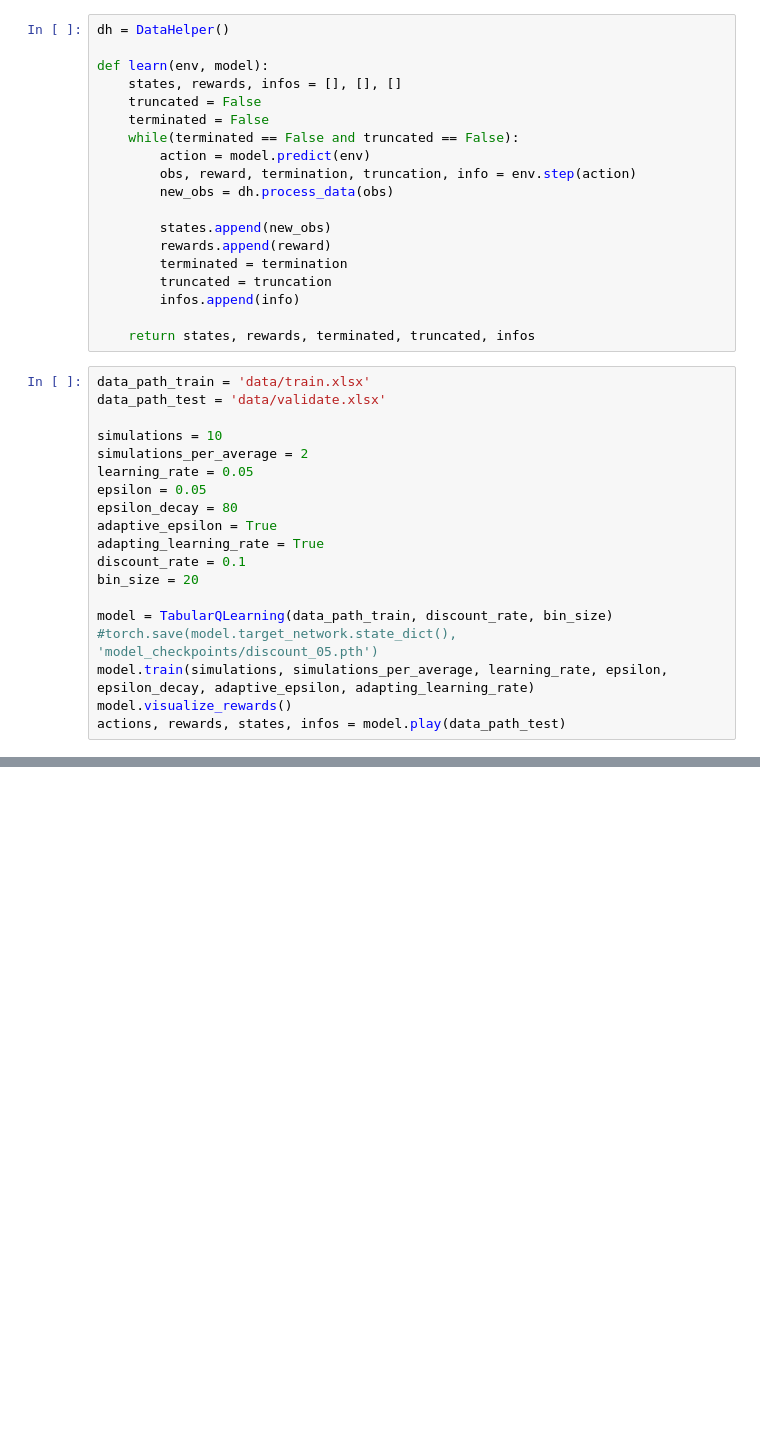
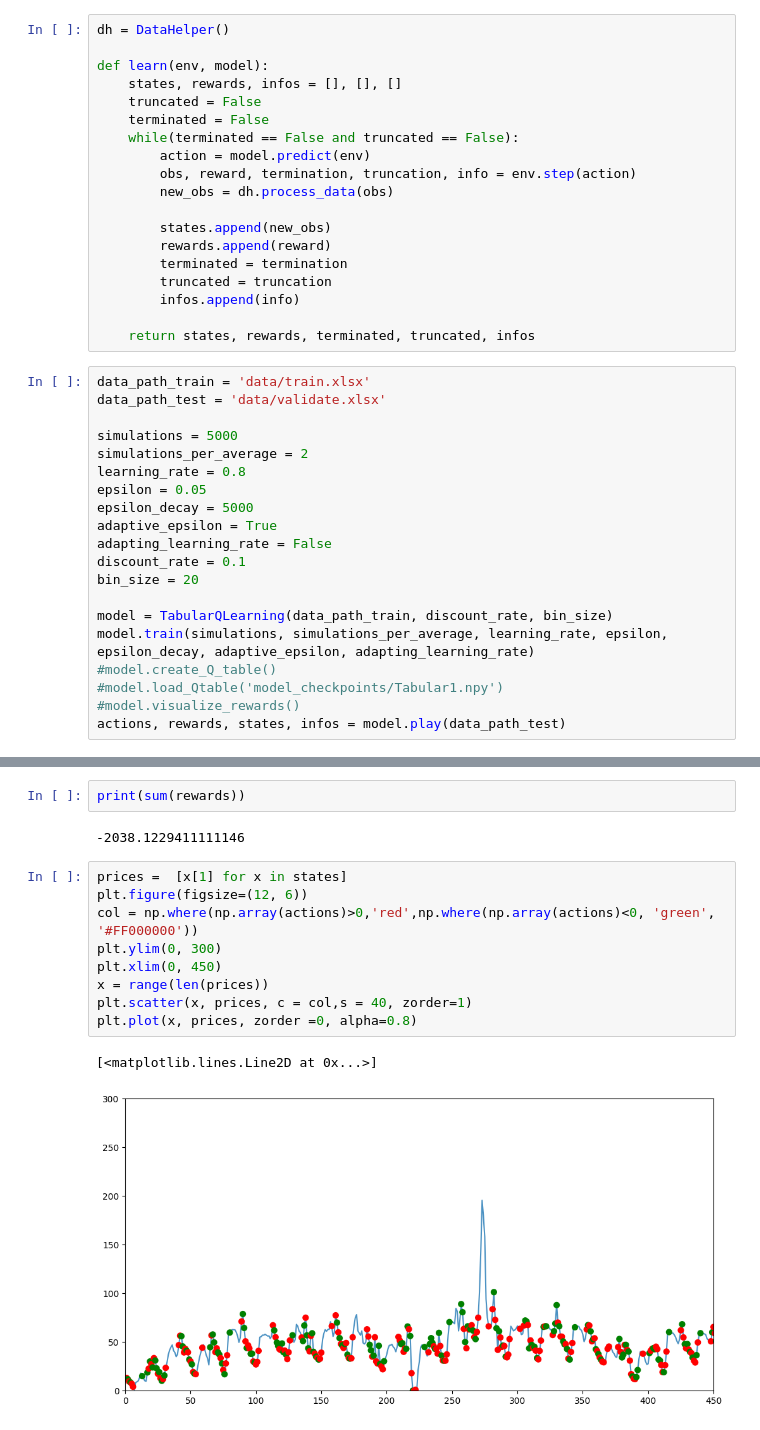
Before and after one commit to andpuc23/PoRL, a Jupyter notebook: main.ipynb, the cells around one changed output, grey strips where cells are left out. Cells and saved outputs as stored; diff of their text form; blank space fills up the shorter version.

Commit message:
BaseLine Model Improvements

```diff
--- a/main.ipynb
+++ b/main.ipynb
@@ -31,20 +31,21 @@ def learn(env, model):
 data_path_train = 'data/train.xlsx'
 data_path_test = 'data/validate.xlsx'
 
-simulations = 10
+simulations = 5000
 simulations_per_average = 2
-learning_rate = 0.05
+learning_rate = 0.8
 epsilon = 0.05
-epsilon_decay = 80
+epsilon_decay = 5000
 adaptive_epsilon = True
-adapting_learning_rate = True
+adapting_learning_rate = False
 discount_rate = 0.1
 bin_size = 20
 
 model = TabularQLearning(data_path_train, discount_rate, bin_size)
-#torch.save(model.target_network.state_dict(), 'model_checkpoints/discount_05.pth')
 model.train(simulations, simulations_per_average, learning_rate, epsilon, epsilon_decay, adaptive_epsilon, adapting_learning_rate)
-model.visualize_rewards()
+#model.create_Q_table()
+#model.load_Qtable('model_checkpoints/Tabular1.npy')
+#model.visualize_rewards()
 actions, rewards, states, infos = model.play(data_path_test)
 # %% [output]
 Please wait, the algorithm is learning! The current simulation is 0
@@ -57,0 +57,16 @@ AttributeError: 'numpy.ndarray' object has no attribute 'append'
+# %%
+print(sum(rewards))
+# %% [output]
+-2038.1229411111146
+# %%
+prices =  [x[1] for x in states]
+plt.figure(figsize=(12, 6))
+col = np.where(np.array(actions)>0,'red',np.where(np.array(actions)<0, 'green', '#FF000000'))
+plt.ylim(0, 300)
+plt.xlim(0, 450)
+x = range(len(prices))
+plt.scatter(x, prices, c = col,s = 40, zorder=1)
+plt.plot(x, prices, zorder =0, alpha=0.8)
+# %% [output]
+[<matplotlib.lines.Line2D at 0x...>]
+[figure, added]
```
Also changed, not shown: parts of 5 cells of this notebook, 3 other files.
